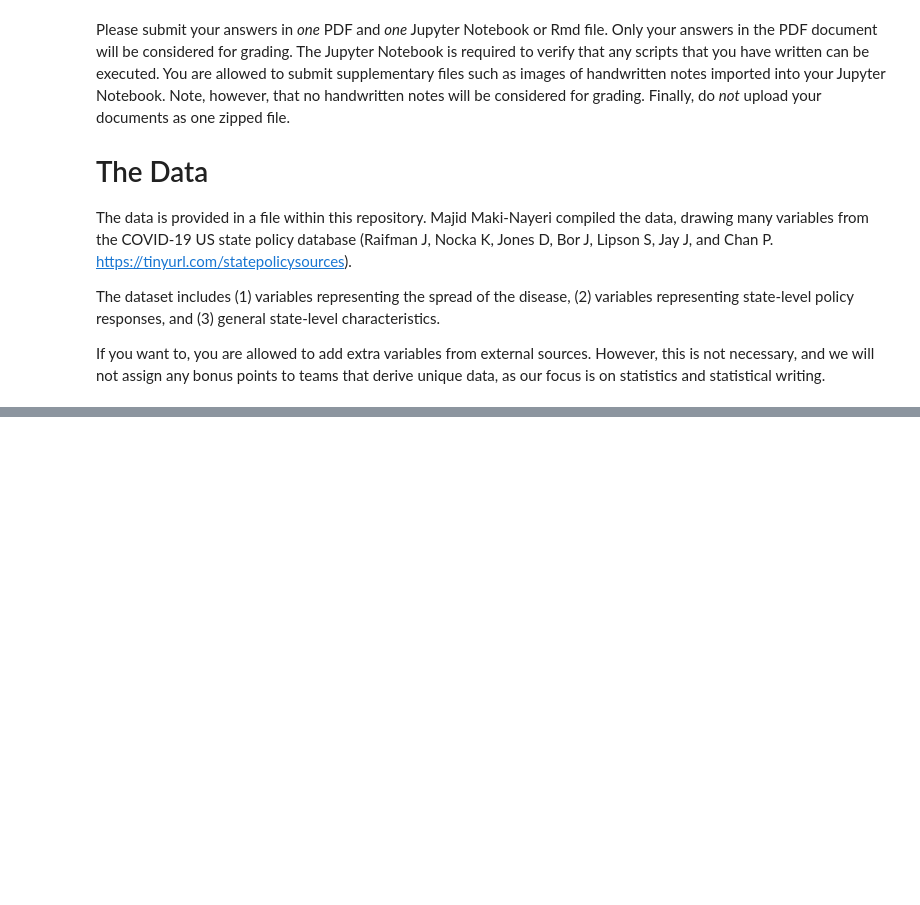
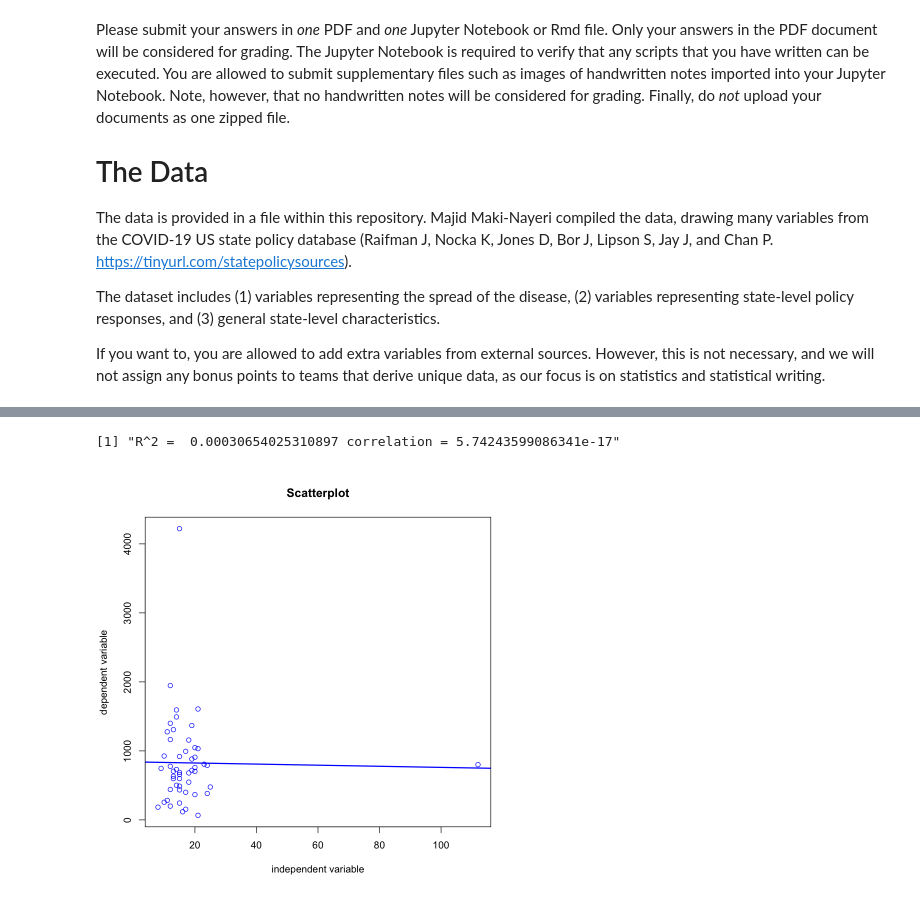
Before and after one commit to MadhuAtBerkeley/Lab-3, a Jupyter notebook: lab_3.ipynb, the cells around one changed output, grey strips where cells are left out. Cells and saved outputs as stored; diff of their text form; code cells hidden in the pictures; blank space fills up the shorter version.

```diff
--- a/lab_3.ipynb
+++ b/lab_3.ipynb
@@ -155,0 +322,7 @@ As above, you must submit both the source and pdf files.  Be sure to include the
+# %%
+# add Days to close non-essential businesses
+df1$days.to.close.nonessential <- df1$`Closed.non-essential.businesses` - df1$`State.of.emergency`
+run_simple_regression(df1$days.to.close.nonessential, df1$RatePer100000)
+# %% [output]
+[1] "R^2 =  0.00030654025310897 correlation = 5.74243599086341e-17"
+[figure, added]
```
Also changed, not shown: parts of 16 cells of this notebook.
